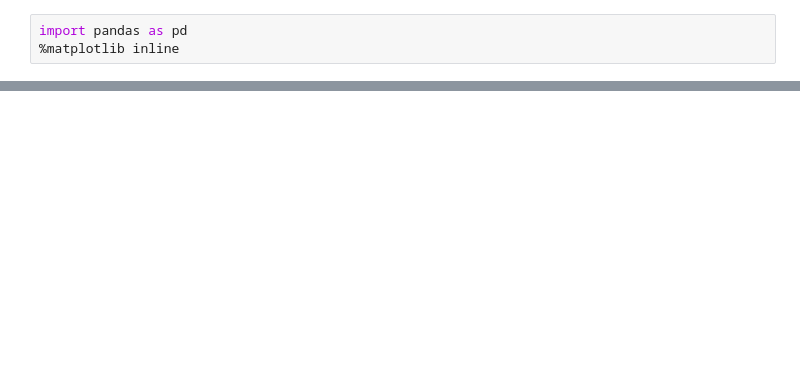
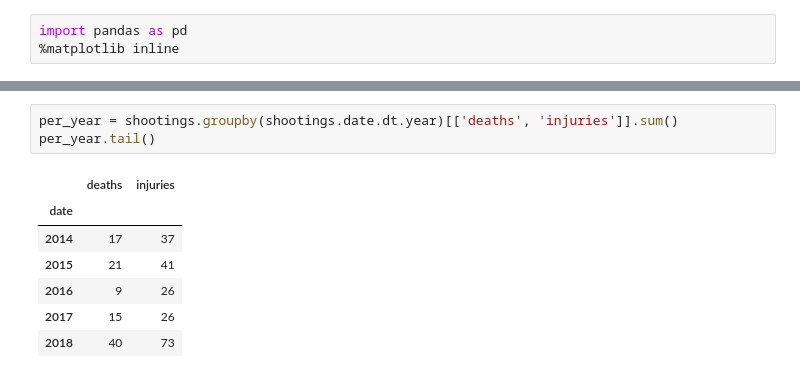
Before and after one commit to brandly/shootings, a Jupyter notebook: shootings.ipynb, the cells around one changed output, grey strips where cells are left out. Drawn from its saved outputs; the diff is of its cells as text; blank space fills up the shorter version.

```diff
--- a/shootings.ipynb
+++ b/shootings.ipynb
@@ -14 +20,12 @@ shootings.head()
+# %%
+per_year = shootings.groupby(shootings.date.dt.year)[['deaths', 'injuries']].sum()
+per_year.tail()
+# %% [output]
+|  | deaths | injuries |
+| date |  |  |
+| 2014 | 17 | 37 |
+| 2015 | 21 | 41 |
+| 2016 | 9 | 26 |
+| 2017 | 15 | 26 |
+| 2018 | 40 | 73 |
 # %%
```
Also changed, not shown: parts of 4 cells of this notebook, 2 other files.
